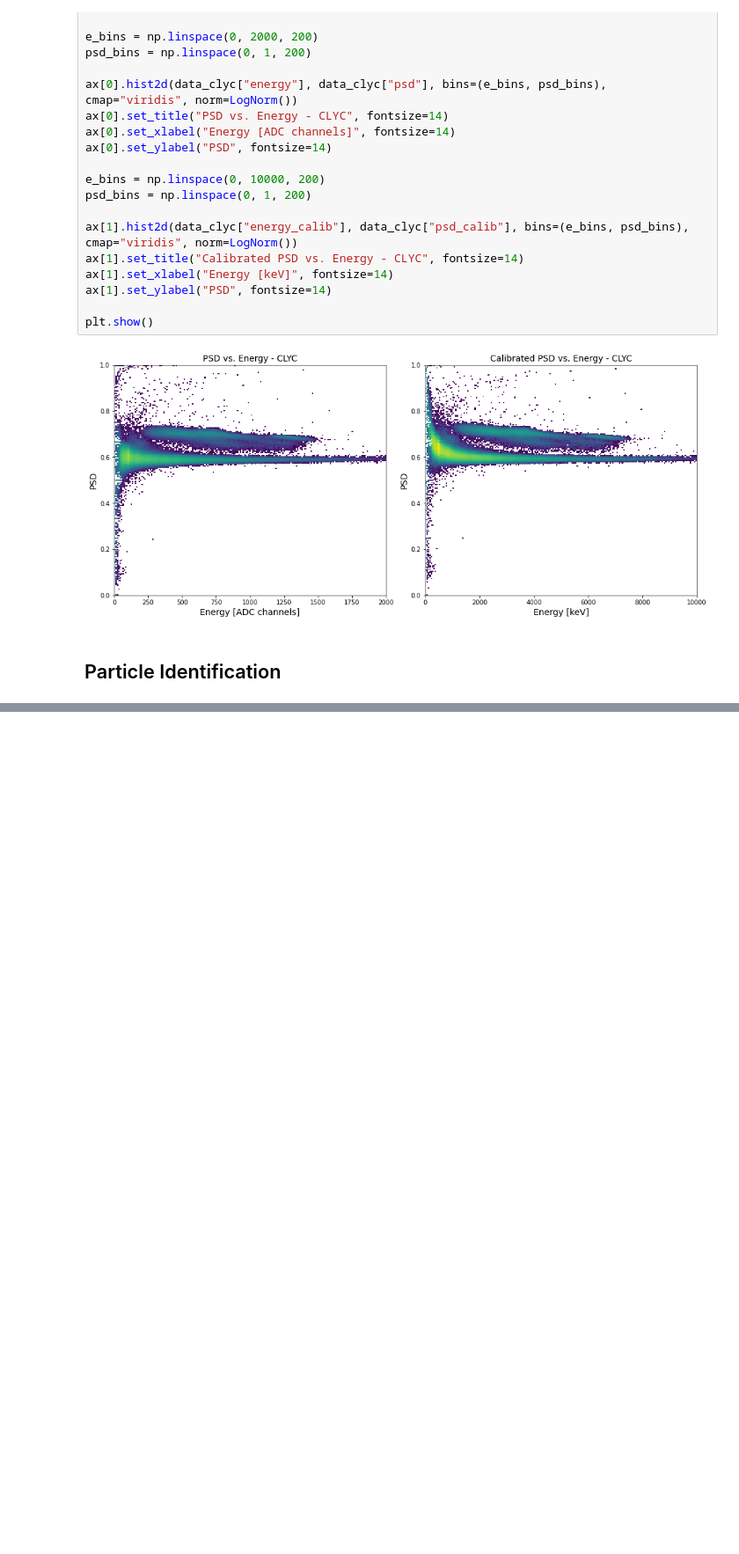
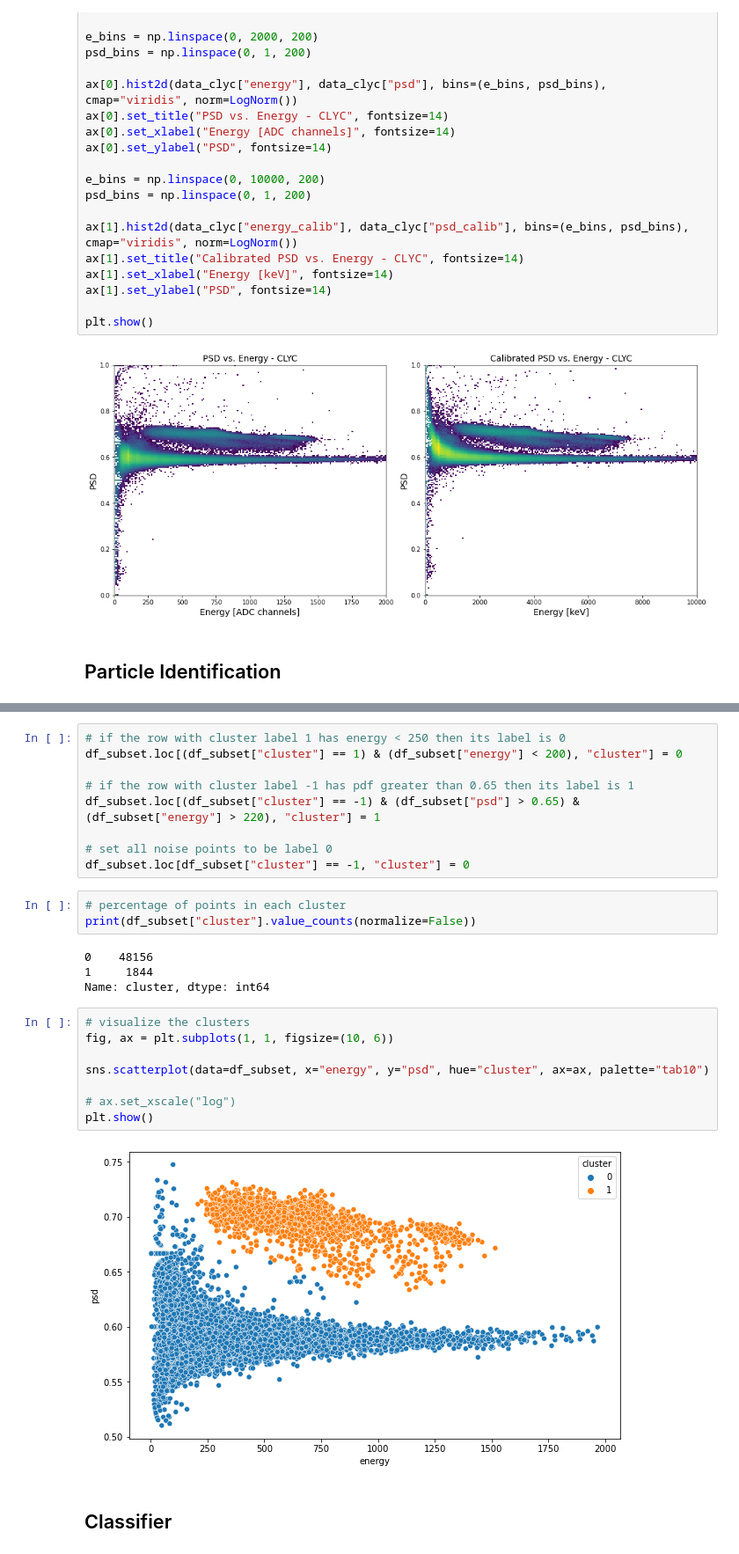
Before and after one commit to niklai99/advanced-laboratory, a Jupyter notebook: beam-analysis/particle-identification.ipynb, the cells around one changed output, grey strips where cells are left out. Shown at 88% size. Cells and saved outputs as stored; diff of their text form; blank space fills up the shorter version.

```diff
--- a/beam-analysis/particle-identification.ipynb
+++ b/beam-analysis/particle-identification.ipynb
@@ -287,0 +391,28 @@ KeyboardInterrupt:
+# %%
+# if the row with cluster label 1 has energy < 250 then its label is 0
+df_subset.loc[(df_subset["cluster"] == 1) & (df_subset["energy"] < 200), "cluster"] = 0
+
+# if the row with cluster label -1 has pdf greater than 0.65 then its label is 1
+df_subset.loc[(df_subset["cluster"] == -1) & (df_subset["psd"] > 0.65) & (df_subset["energy"] > 220), "cluster"] = 1
+
+# set all noise points to be label 0
+df_subset.loc[df_subset["cluster"] == -1, "cluster"] = 0
+# %%
+# percentage of points in each cluster
+print(df_subset["cluster"].value_counts(normalize=False))
+# %% [output]
+0    48156
+1     1844
+Name: cluster, dtype: int64
+# %%
+# visualize the clusters
+fig, ax = plt.subplots(1, 1, figsize=(10, 6))
+
+sns.scatterplot(data=df_subset, x="energy", y="psd", hue="cluster", ax=ax, palette="tab10")
+
+# ax.set_xscale("log")
+plt.show()
+# %% [output]
+[figure, added]
+# %% [markdown]
+## Classifier
```
Also changed, not shown: parts of 20 cells of this notebook.
